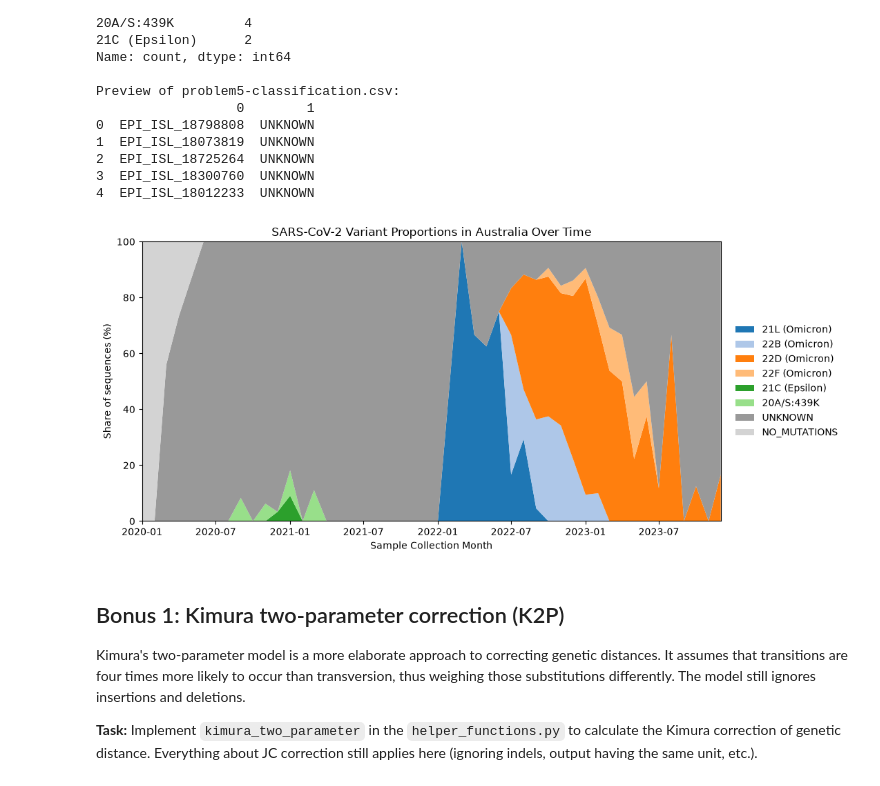
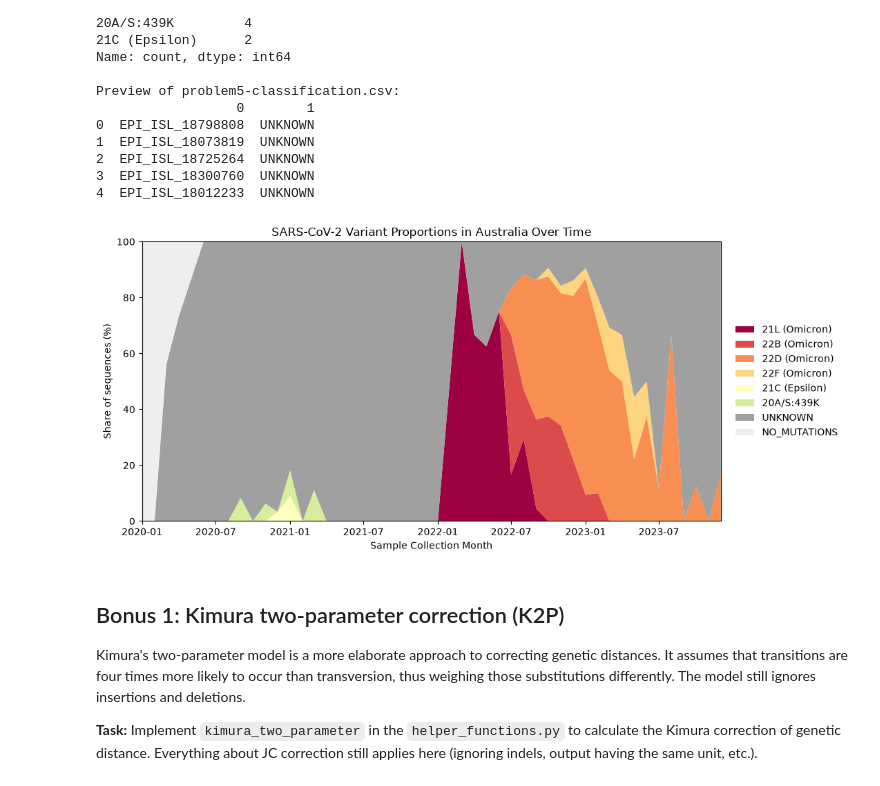
Before and after one commit to GenCipher/assign_viral_evo, a Jupyter notebook: viral_evo_workbook.ipynb, the cells around one changed output. Saved outputs shown, nothing was run; the diff lists cells and outputs as text; code cells hidden in the pictures.

```diff
--- a/viral_evo_workbook.ipynb
+++ b/viral_evo_workbook.ipynb
@@ -904,42 +904,44 @@ monthly_percentages = monthly_counts.div(monthly_counts.sum(axis=1), axis=0) * 1
 time_axis_points = monthly_percentages.index.to_timestamp()
 
 # Colour
-color_map = plt.get_cmap("tab20")
+import matplotlib.cm as cm
+base_colors = [cm.Spectral(i / max(1, len(ordered_variants))) for i in range(len(ordered_variants))]
+
 custom_palette = []
 for index, variant_label in enumerate(ordered_variants):
     if variant_label == "UNKNOWN":
-        custom_palette.append("#999999")
+        custom_palette.append("#a0a0a0")
     elif variant_label == "NO_MUTATIONS":
-        custom_palette.append("#d3d3d3")
+        custom_palette.append("#eeeeee")
     else:
-        custom_palette.append(color_map(index % 20))
+        custom_palette.append(base_colors[index])
 
 # Create the stacked area chart
 figure, axis = plt.subplots(figsize=(11, 5))
 
 axis.stackplot(
     time_axis_points,
     monthly_percentages.T.values,
     labels=ordered_variants,
     colors=custom_palette,
 )
 
 axis.set_ylim(0, 100)
 axis.set_xlim(time_axis_points.min(), time_axis_points.max())
 axis.set_ylabel("Share of sequences (%)")
 axis.set_xlabel("Sample Collection Month")
 axis.set_title("SARS-CoV-2 Variant Proportions in Australia Over Time")
 
 # Place legend outside the main plotting area on the right
 axis.legend(loc="center left", bbox_to_anchor=(1.01, 0.5), frameon=False)
 
 figure.tight_layout()
 
 # Save required problem5 plot
 figure.savefig("problem5.svg", format="svg", bbox_inches="tight")
 plt.show()
 # %% [output]
-[figure, old version]
+[figure, new version]
 # %% [markdown]
 ## Bonus 1: Kimura two-parameter correction (K2P)
 
```
Also changed, not shown: 1 other file.
